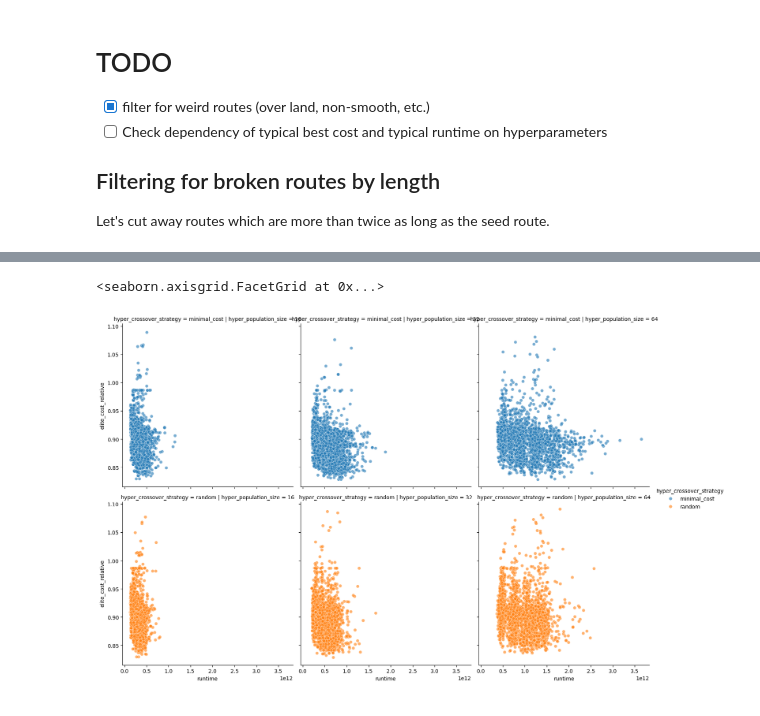
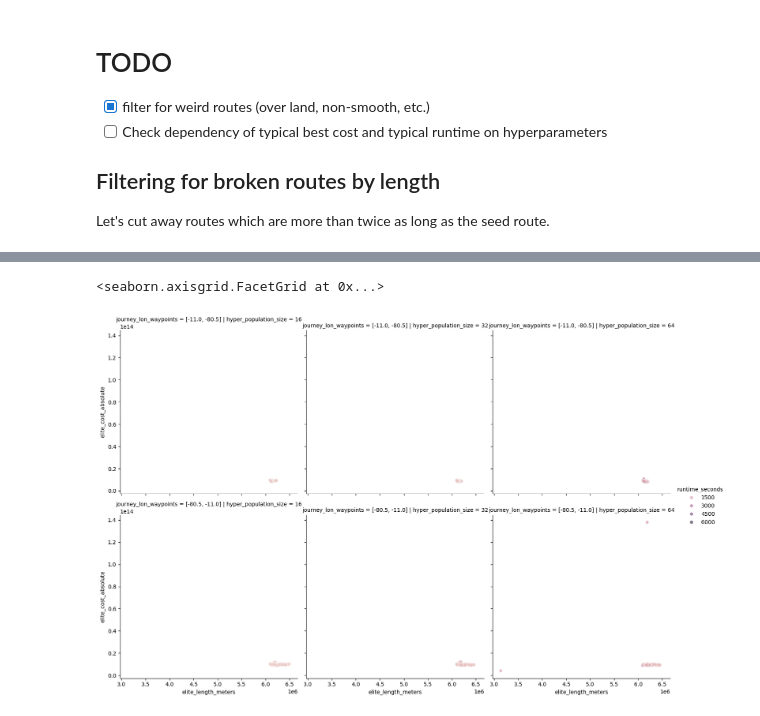
Before and after one commit to willirath/ship_routing, a Jupyter notebook: tuning/hyperparameter_tuning.ipynb, the cells around one changed output, grey strips where cells are left out. Saved outputs shown, nothing was run; the diff lists cells and outputs as text; code cells hidden in the pictures.

```diff
--- a/tuning/hyperparameter_tuning.ipynb
+++ b/tuning/hyperparameter_tuning.ipynb
@@ -93,7 +207,7 @@ def get_runtime(routing_results_dict: dict = None):
     df = df.assign(runtime_seconds=df.runtime.dt.total_seconds())
     return df
 # %%
-df_runtime = get_runtime(routing_results)
+df_runtime = get_runtime(results)
 df_runtime
 # %% [output]
 |  | runtime | runtime_seconds |
@@ -130,7 +251,7 @@ def get_elite(routing_results_dict: dict = None):
         )
     return pd.DataFrame.from_records(_records).set_index("filename")
 # %%
-df_elite = get_elite(routing_results)
+df_elite = get_elite(results)
 df_elite
 # %% [output]
 |  | n_elite | elite_length_meters | elite_length_relative | elite_cost_absolute | elite_cost_relative |
@@ -189,7 +325,6 @@ df_merged = (
     .merge(df_elite, left_index=True, right_index=True, how="inner")
     .merge(df_runtime, left_index=True, right_index=True, how="inner")
 )
-df_merged = df_merged.loc[good_filenames]
 df_merged
 # %% [output]
 |  | hyper_population_size | hyper_random_seed | hyper_generations | hyper_selection_quantile | ... |
@@ -225,10 +362,9 @@ df_analysis = (
   df_merged
   .groupby(level=0)  # group by filename
   .agg({
-      'elite_cost_relative': 'min',  # best cost
-      'elite_length_relative': 'min',  # best cost
-      'runtime': 'first',  # same for all rows
-      **{col: 'first' for col in df_merged.columns if col.startswith('hyper_')}
+      'runtime_seconds': 'first',  # same for all rows
+      **{col: 'first' for col in df_merged.columns if col.startswith('hyper_') or col.startswith('journey_')},
+      **{col: 'first' for col in df_merged.columns if col.startswith('elite_')}
   })
 )
 df_analysis
@@ -250,16 +386,16 @@ df_analysis
 # %%
 sns.relplot(
     data=df_analysis,
-    x='runtime',
-    y='elite_cost_relative',
-    hue='hyper_crossover_strategy',
+    x='elite_length_meters',
+    y='elite_cost_absolute',
+    hue='runtime_seconds',
     col='hyper_population_size',
-    row="hyper_crossover_strategy",
-    alpha=0.6
+    row='journey_lon_waypoints',
+    alpha=0.6,
 )
 # %% [output]
 <seaborn.axisgrid.FacetGrid at 0x...>
-[figure, old version]
+[figure, new version]
 # %%
 # Select key hyperparameters
 key_vars = [
```
Also changed, not shown: parts of 39 cells of this notebook.
